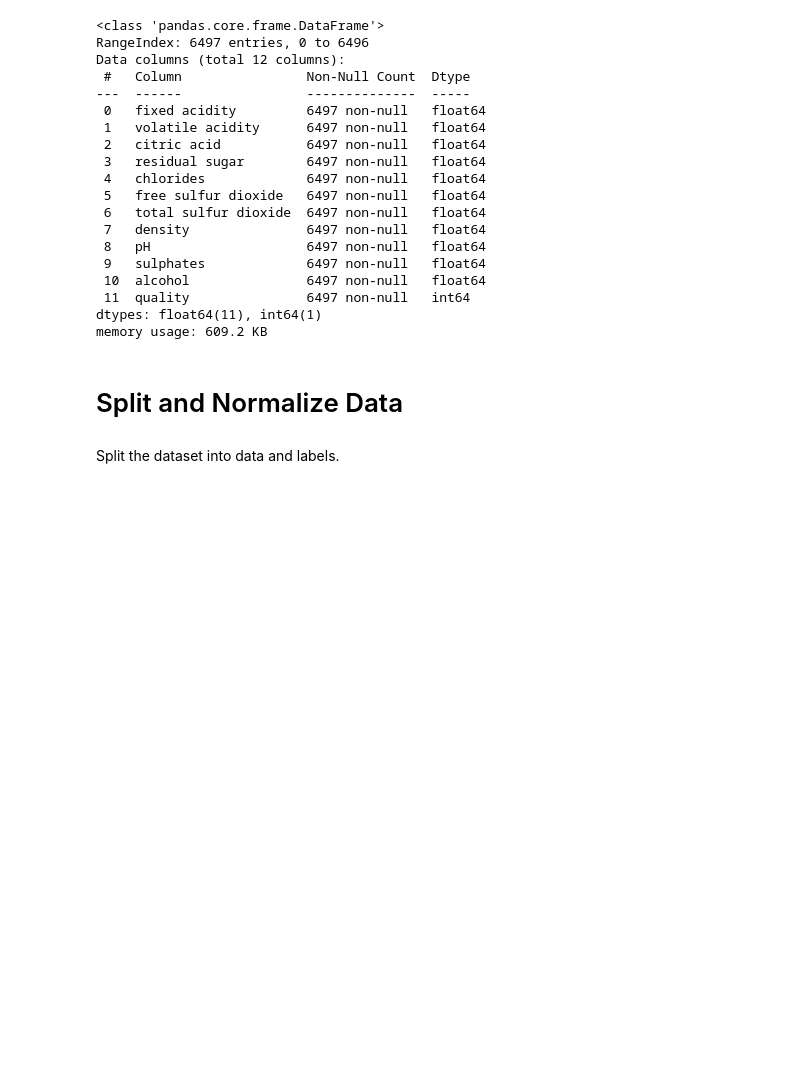
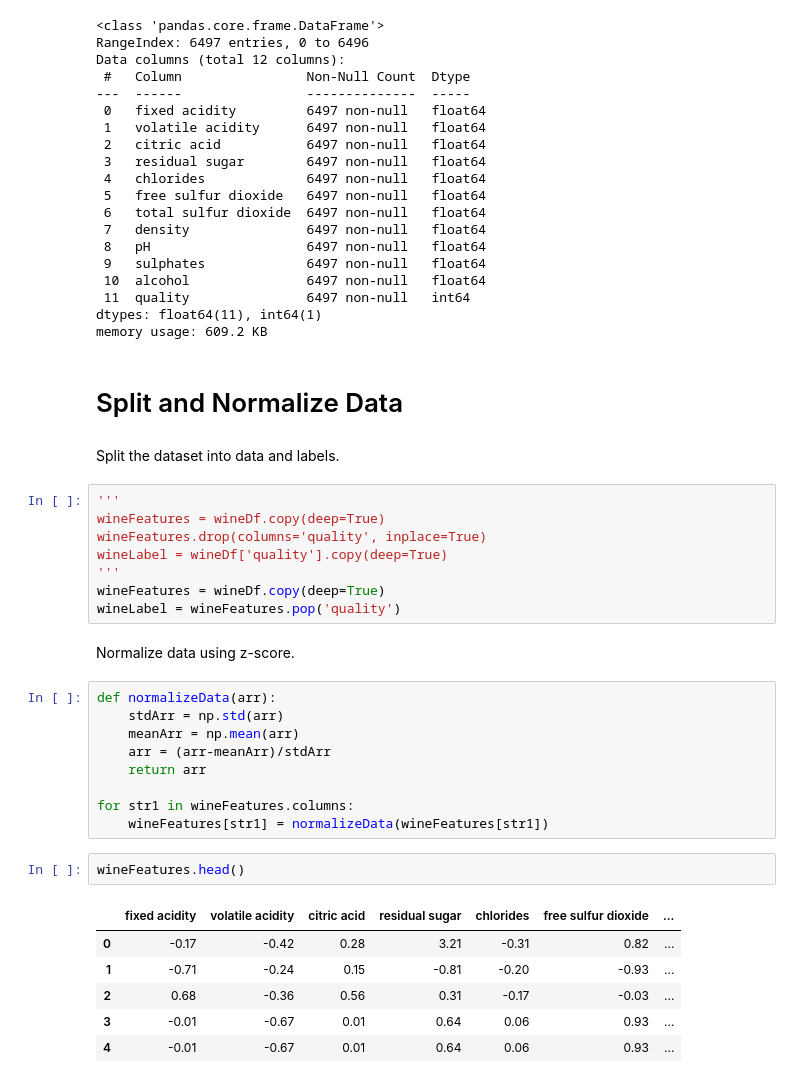
Before and after one commit to fasthill/google-ML-crash-course, a Jupyter notebook: 13. Case Study- Debugging in Regression.ipynb, the cells around one changed output. Cells and saved outputs as stored; diff of their text form; blank space fills up the shorter version.

Commit message:
split, normalize, test engineered data

```diff
--- a/13. Case Study- Debugging in Regression.ipynb
+++ b/13. Case Study- Debugging in Regression.ipynb
@@ -154,3 +154,31 @@ memory usage: 609.2 KB
 # Split and Normalize Data
 # %% [markdown]
 Split the dataset into data and labels.
+# %%
+'''
+wineFeatures = wineDf.copy(deep=True)
+wineFeatures.drop(columns='quality', inplace=True)
+wineLabel = wineDf['quality'].copy(deep=True)
+'''
+wineFeatures = wineDf.copy(deep=True)
+wineLabel = wineFeatures.pop('quality')
+# %% [markdown]
+Normalize data using z-score.
+# %%
+def normalizeData(arr):
+    stdArr = np.std(arr)
+    meanArr = np.mean(arr)
+    arr = (arr-meanArr)/stdArr
+    return arr
+
+for str1 in wineFeatures.columns:
+    wineFeatures[str1] = normalizeData(wineFeatures[str1])
+# %%
+wineFeatures.head()
+# %% [output]
+|  | fixed acidity | volatile acidity | citric acid | residual sugar | chlorides | free sulfur dioxide | ... |
+| 0 | -0.17 | -0.42 | 0.28 | 3.21 | -0.31 | 0.82 | ... |
+| 1 | -0.71 | -0.24 | 0.15 | -0.81 | -0.20 | -0.93 | ... |
+| 2 | 0.68 | -0.36 | 0.56 | 0.31 | -0.17 | -0.03 | ... |
+| 3 | -0.01 | -0.67 | 0.01 | 0.64 | 0.06 | 0.93 | ... |
+| 4 | -0.01 | -0.67 | 0.01 | 0.64 | 0.06 | 0.93 | ... |
```
Also changed, not shown: parts of 7 cells of this notebook.
